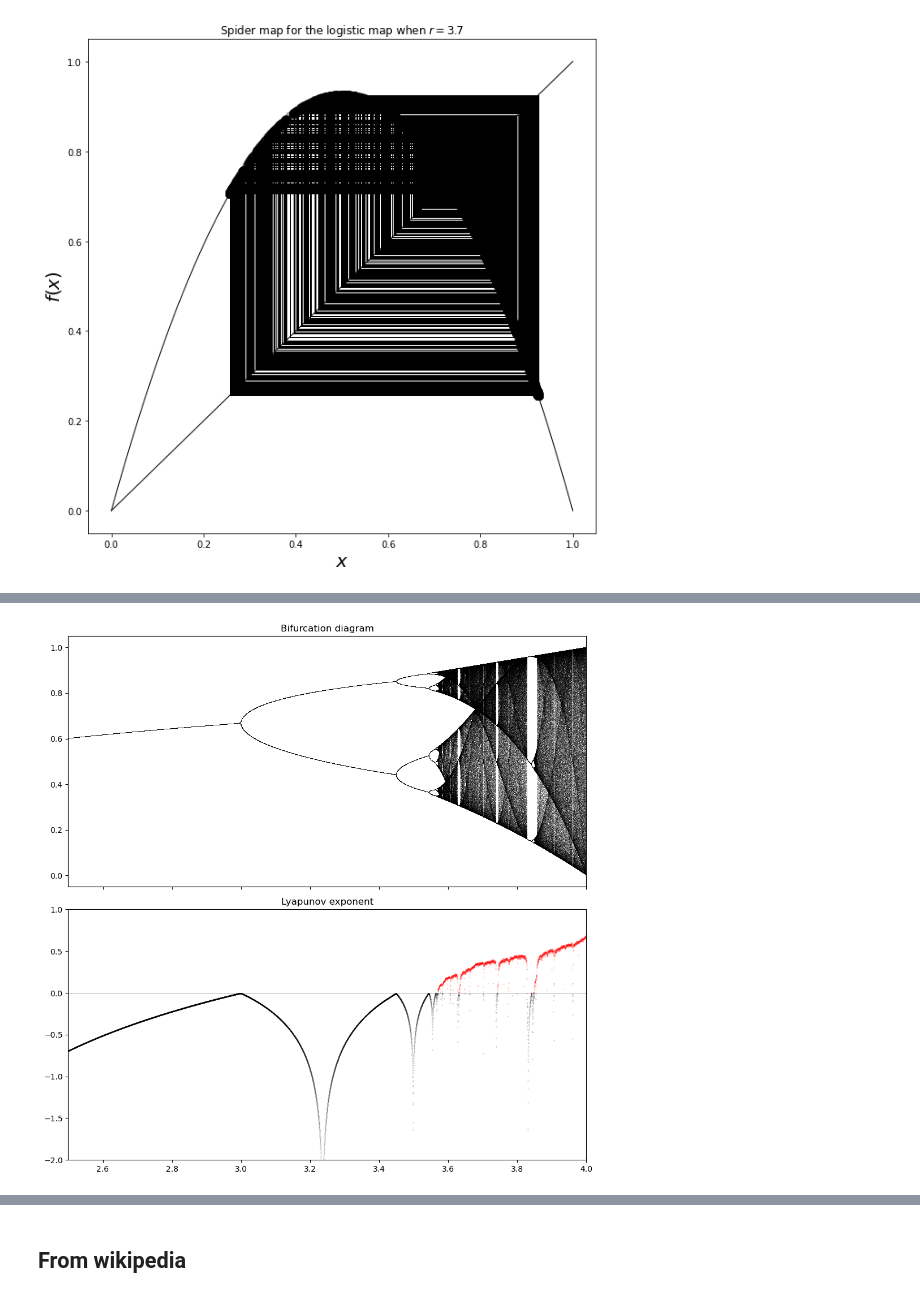
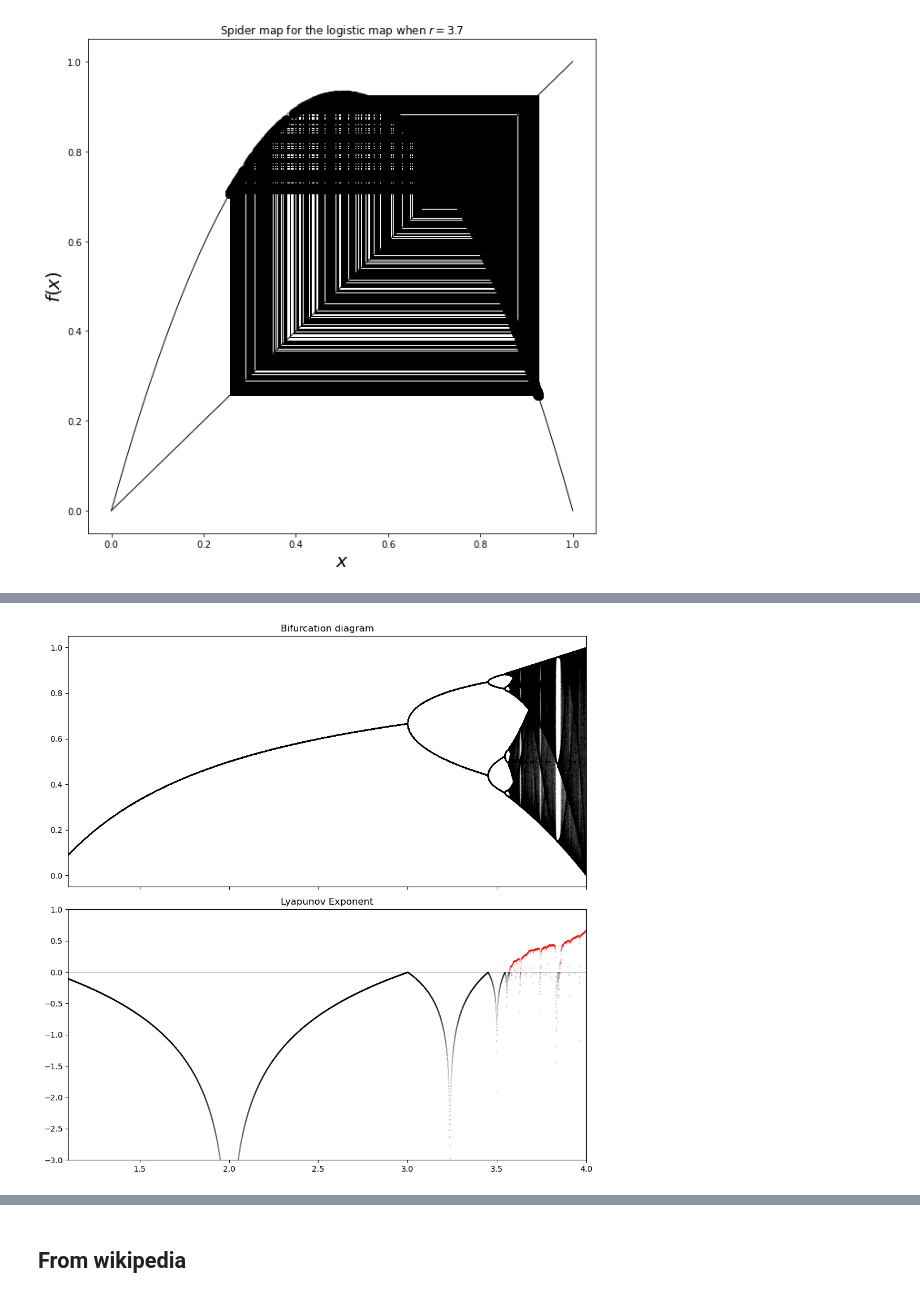
Before and after one commit to ihkim94/Ikeda, a Jupyter notebook: Ikeda_map.ipynb, the cells around one changed output, grey strips where cells are left out. Drawn from its saved outputs; the diff is of its cells as text; code cells hidden in the pictures.

```diff
--- a/Ikeda_map.ipynb
+++ b/Ikeda_map.ipynb
@@ -404,40 +419,5 @@ plt.tight_layout()
-# %%
-def logistic(r, x):
-    return r*(1-x)*x
-
-n = 10000
-r = np.linspace(2.5, 4.0, n)
-iterations = 1000
-last = 200
-x = 0.6 * np.ones(n)
-lyapunov = np.zeros(n)
-
-fig, (ax1, ax2) = plt.subplots(2, 1, figsize=(10, 10), dpi=100, sharex=True)
-for i in range(iterations):
-    x = logistic(r, x)
-    # We compute the partial sum of the
-    # Lyapunov exponent.
-    lyapunov += np.log(abs(r - 2 * r * x))
-    # We display the bifurcation diagram.
-    if i >= (iterations - last):
-        ax1.plot(r, x, ',k', alpha=.25)
-ax1.set_xlim(2.5, 4)
-ax1.set_title("Bifurcation diagram")
-
-# We display the Lyapunov exponent.
-# Horizontal line.
-ax2.axhline(0, color='k', lw=.5, alpha=.5)
-# Negative Lyapunov exponent.
-ax2.plot(r[lyapunov < 0],
-         lyapunov[lyapunov < 0] / iterations,
-         '.k', alpha=.5, ms=.5)
-# Positive Lyapunov exponent.
-ax2.plot(r[lyapunov >= 0],
-         lyapunov[lyapunov >= 0] / iterations,
-         '.r', alpha=.5, ms=.5)
-ax2.set_xlim(2.5, 4)
-ax2.set_ylim(-2, 1)
-ax2.set_title("Lyapunov exponent")
-plt.tight_layout()
-# %% [output]
-[figure, removed]
+# %%
+model = analysis(1.1, 4, 10000, 10000)
+model.logistic_plot(1000, 0.6)
+# %% [output]
+[figure, added]
```
Also changed, not shown: parts of 3 cells of this notebook.
